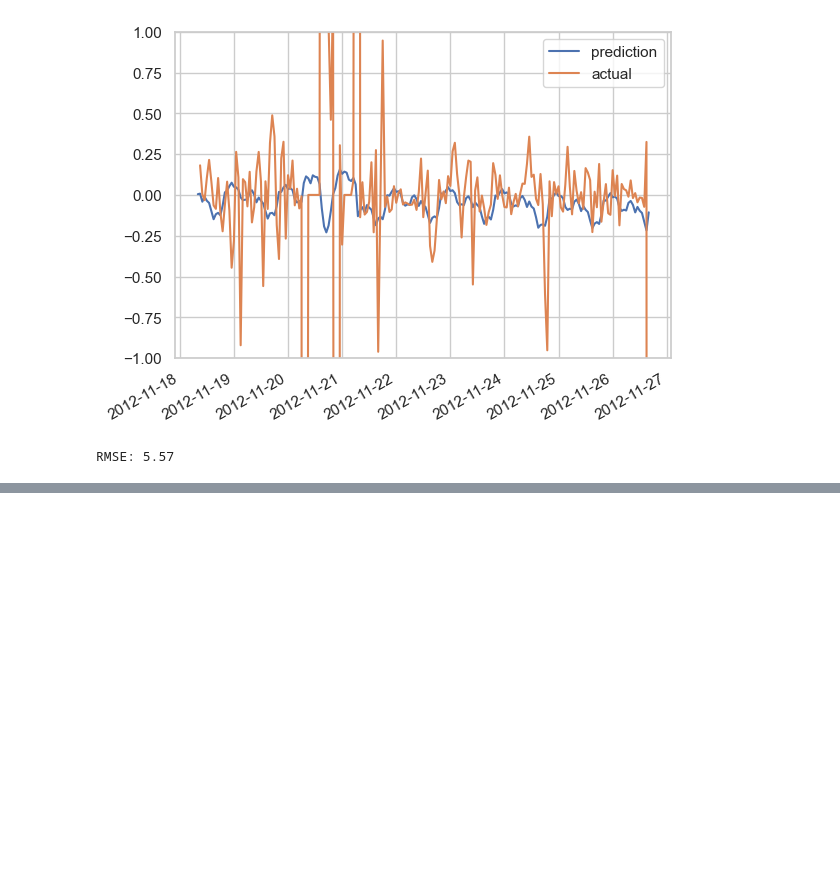
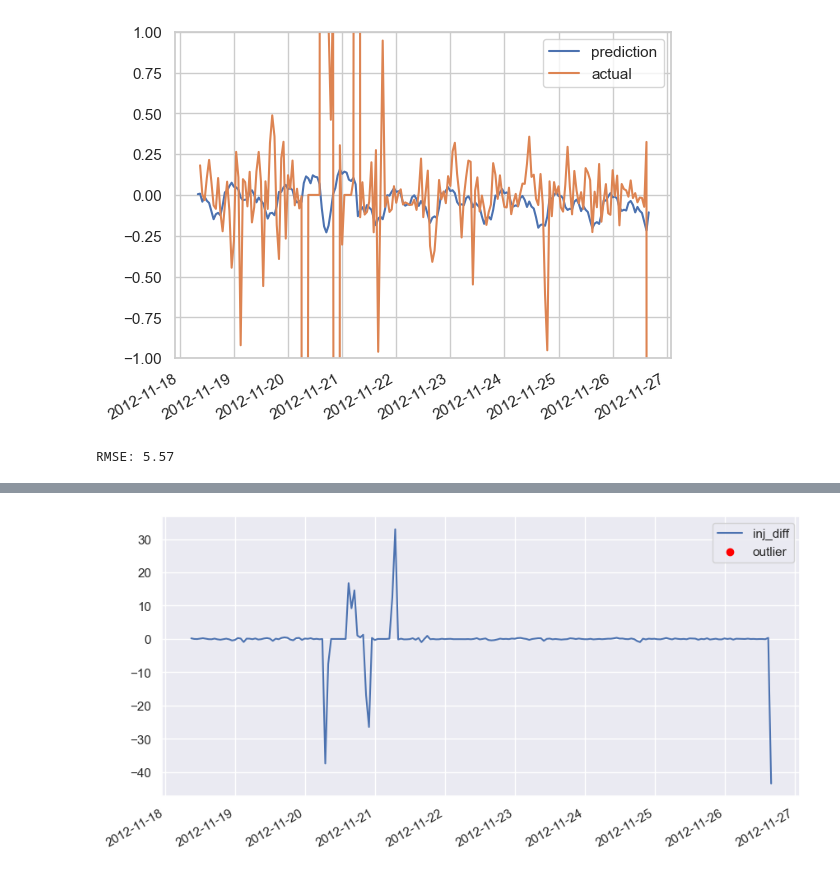
Before and after one commit to BluInnovation/ml-challenge-2023, a Jupyter notebook: src/analysis_2.ipynb, the cells around one changed output, grey strips where cells are left out. Saved outputs shown, nothing was run; the diff lists cells and outputs as text; code cells hidden in the pictures; blank space fills up the shorter version.

```diff
--- a/src/analysis_2.ipynb
+++ b/src/analysis_2.ipynb
@@ -490,0 +549,15 @@ RMSE: 5.57
+# %%
+# Plot the outliers as red dots with the inj_diff column as lineplot
+fig, ax = plt.subplots(1, 1, figsize=(10, 5))
+ax.plot(data_test_clean.index, y_test, label="inj_diff")
+ax.scatter(
+    data_test_clean.index[pred_out_test == 1],
+    y_test[pred_out_test == 1],
+    color="red",
+    label="outlier",
+)
+plt.gcf().autofmt_xdate()
+plt.legend()
+plt.show()
+# %% [output]
+[figure, added]
```
Also changed, not shown: parts of 12 cells of this notebook, 1 other file.
